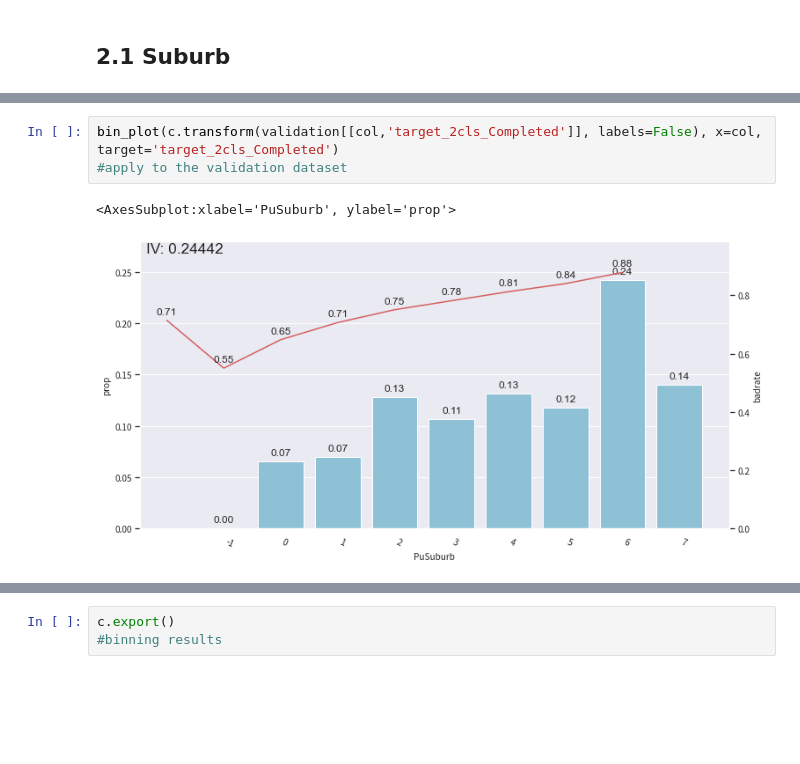
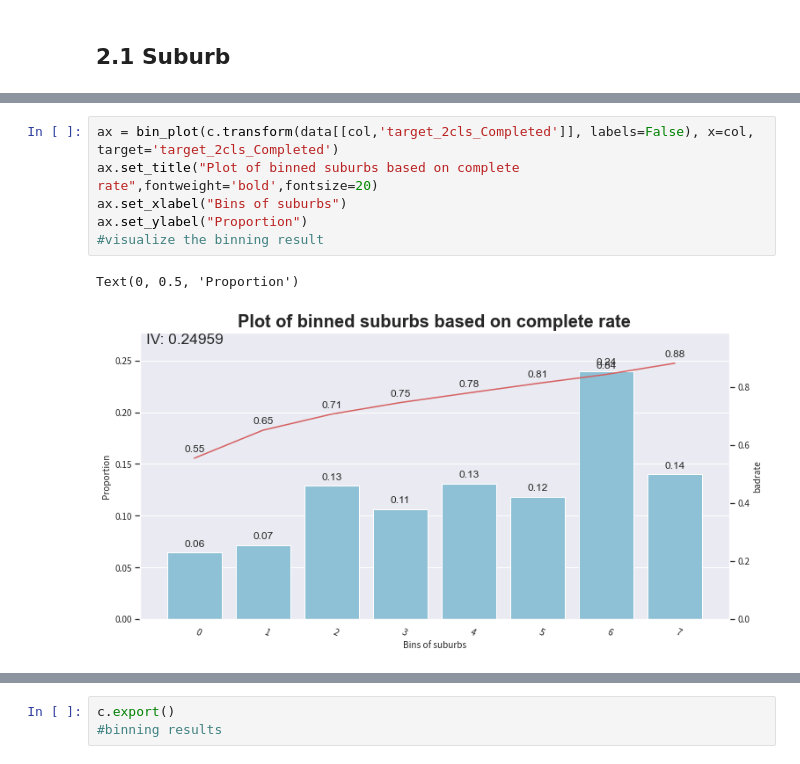
Before and after one commit to xhua0336/Taxi_booking_analysis, a Jupyter notebook: Feature+model.ipynb, the cells around one changed output, grey strips where cells are left out. Drawn from its saved outputs; the diff is of its cells as text; blank space fills up the shorter version.

```diff
--- a/Feature+model.ipynb
+++ b/Feature+model.ipynb
@@ -109,6 +108,9 @@ bin_plot(c.transform(data[[col,'target_2cls_Completed']], labels=False), x=col,
-# %%
-bin_plot(c.transform(validation[[col,'target_2cls_Completed']], labels=False), x=col, target='target_2cls_Completed')
-#apply to the validation dataset
-# %% [output]
-<AxesSubplot:xlabel='PuSuburb', ylabel='prop'>
-[figure, removed]
+# %%
+ax = bin_plot(c.transform(data[[col,'target_2cls_Completed']], labels=False), x=col, target='target_2cls_Completed')
+ax.set_title("Plot of binned suburbs based on complete rate",fontweight='bold',fontsize=20)
+ax.set_xlabel("Bins of suburbs")
+ax.set_ylabel("Proportion")
+#visualize the binning result
+# %% [output]
+Text(0, 0.5, 'Proportion')
+[figure, added]
```
Also changed, not shown: parts of 79 cells of this notebook.
